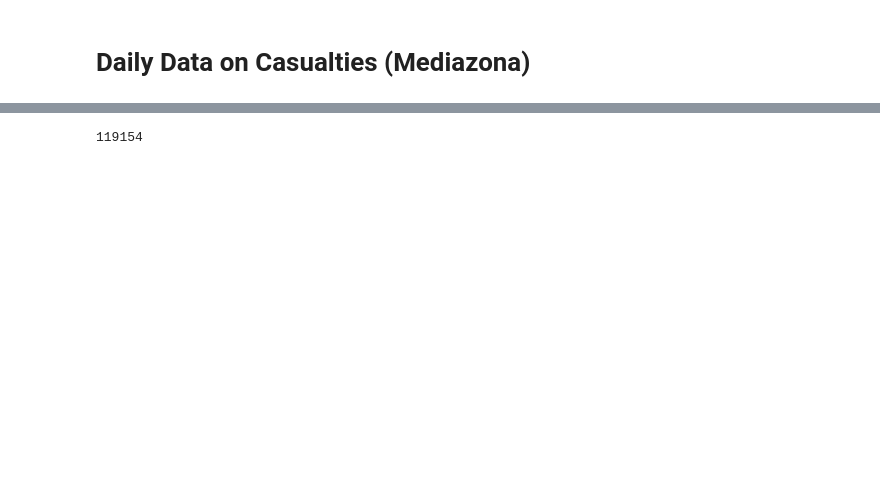
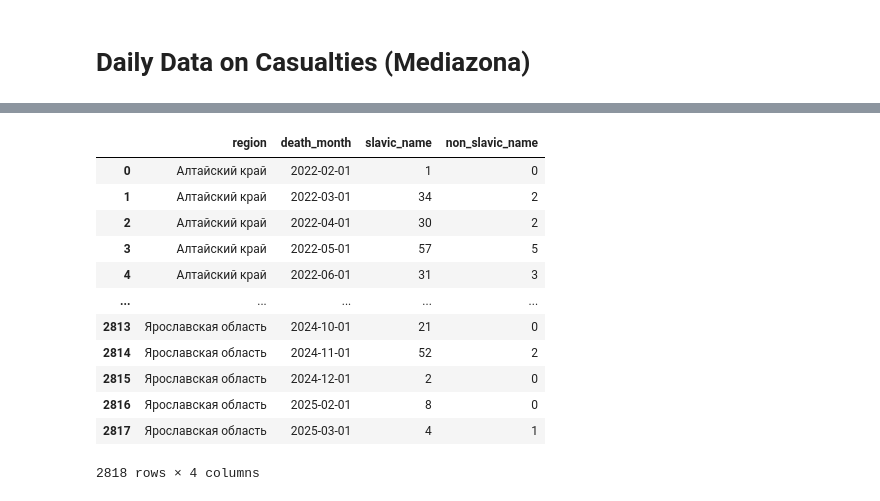
Before and after one commit to ahalian/Thesis, a Jupyter notebook: scraping/scraping.ipynb, the cells around one changed output, grey strips where cells are left out. Saved outputs shown, nothing was run; the diff lists cells and outputs as text; code cells hidden in the pictures; blank space fills up the shorter version.

```diff
--- a/scraping/scraping.ipynb
+++ b/scraping/scraping.ipynb
@@ -117,4 +91,0 @@ names.to_csv("data/names.csv")
-# %%
-ethnicity = pd.read_csv("classifier/names_pred.csv")
-# %% [output]
-119154
@@ -126,0 +92,26 @@ df.to_csv("data/daily.csv")
+# %%
+df['death_month'] = pd.to_datetime(df['death_month'], format='%m.%Y', errors ='coerce')
+#ethnicity = pd.read_csv("classifier/names_pred.csv")
+#df = pd.concat([df, ethnicity], axis = 1)
+#df["slavic"] = 0
+#df["slavic"] = (df['agr_ethnos'] == "BelRusUkr").astype(int)
+result = df.dropna(subset = ['death_month']).groupby(['region', 'death_month']).agg(
+    slavic_name = ('slavic', lambda x: (x == 1).sum()),
+    non_slavic_name = ('slavic', lambda x: (x == 0).sum())
+).reset_index()
+
+result
+# %% [output]
+|  | region | death_month | slavic_name | non_slavic_name |
+| 0 | Алтайский край | 2022-02-01 | 1 | 0 |
+| 1 | Алтайский край | 2022-03-01 | 34 | 2 |
+| 2 | Алтайский край | 2022-04-01 | 30 | 2 |
+| 3 | Алтайский край | 2022-05-01 | 57 | 5 |
+| 4 | Алтайский край | 2022-06-01 | 31 | 3 |
+| ... | ... | ... | ... | ... |
+| 2813 | Ярославская область | 2024-10-01 | 21 | 0 |
+| 2814 | Ярославская область | 2024-11-01 | 52 | 2 |
+| 2815 | Ярославская область | 2024-12-01 | 2 | 0 |
+| 2816 | Ярославская область | 2025-02-01 | 8 | 0 |
+| 2817 | Ярославская область | 2025-03-01 | 4 | 1 |
+2818 rows × 4 columns
```
Also changed, not shown: parts of 17 cells of this notebook, 2 other files.
